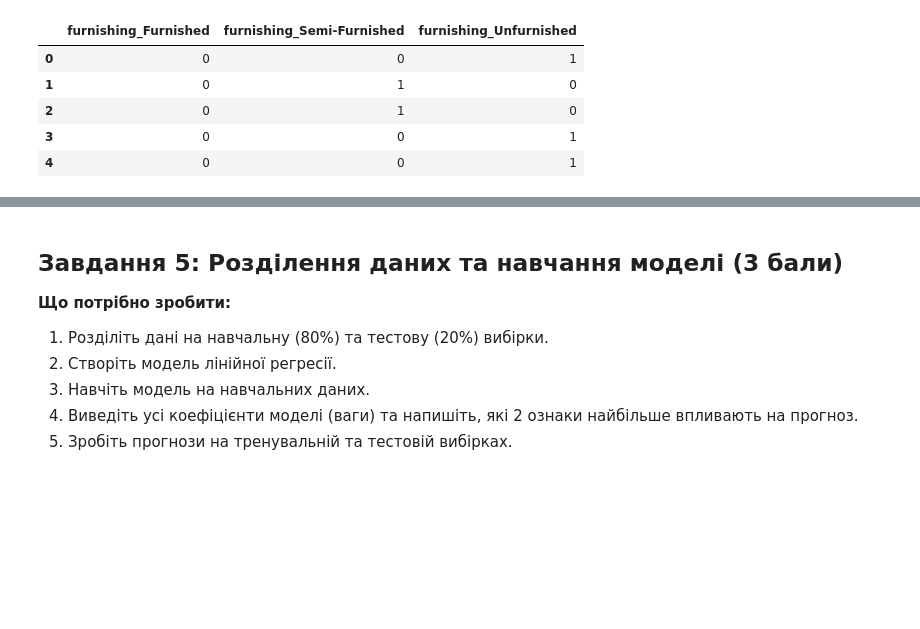
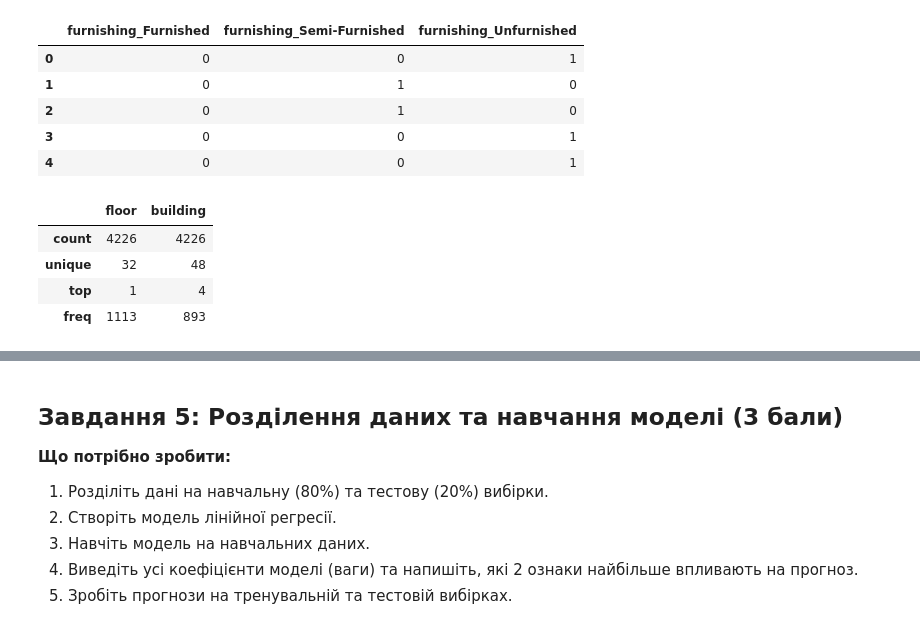
Before and after one commit to olesia-za/python_for_ds_tasks, a Jupyter notebook: hometasks/OZ_Done_M16_HW1_Rent_payment_prediction.ipynb, the cells around one changed output, grey strips where cells are left out. Cells and saved outputs as stored; diff of their text form; code cells hidden in the pictures; blank space fills up the shorter version.

```diff
--- a/hometasks/OZ_Done_M16_HW1_Rent_payment_prediction.ipynb
+++ b/hometasks/OZ_Done_M16_HW1_Rent_payment_prediction.ipynb
@@ -417,3 +417,25 @@ furnishing_dummies.head()
 | 2 | 0 | 1 | 0 |
 | 3 | 0 | 0 | 1 |
 | 4 | 0 | 0 | 1 |
+# %%
+# floor_building = df_no_outliers['Floor'].
+
+first_words = []
+last_words = []
+
+for text in df_no_outliers['Floor']:
+    words = text.split()
+    if words:
+        first_words.append(words[0])
+        last_words.append(words[-1])
+    else:
+        first_words.append(None)
+        last_words.append(None)
+floor_building = pd.DataFrame({'floor': first_words, 'building': last_words})
+floor_building.describe()
+# %% [output]
+|  | floor | building |
+| count | 4226 | 4226 |
+| unique | 32 | 48 |
+| top | 1 | 4 |
+| freq | 1113 | 893 |
```
Also changed, not shown: parts of 7 cells of this notebook.
